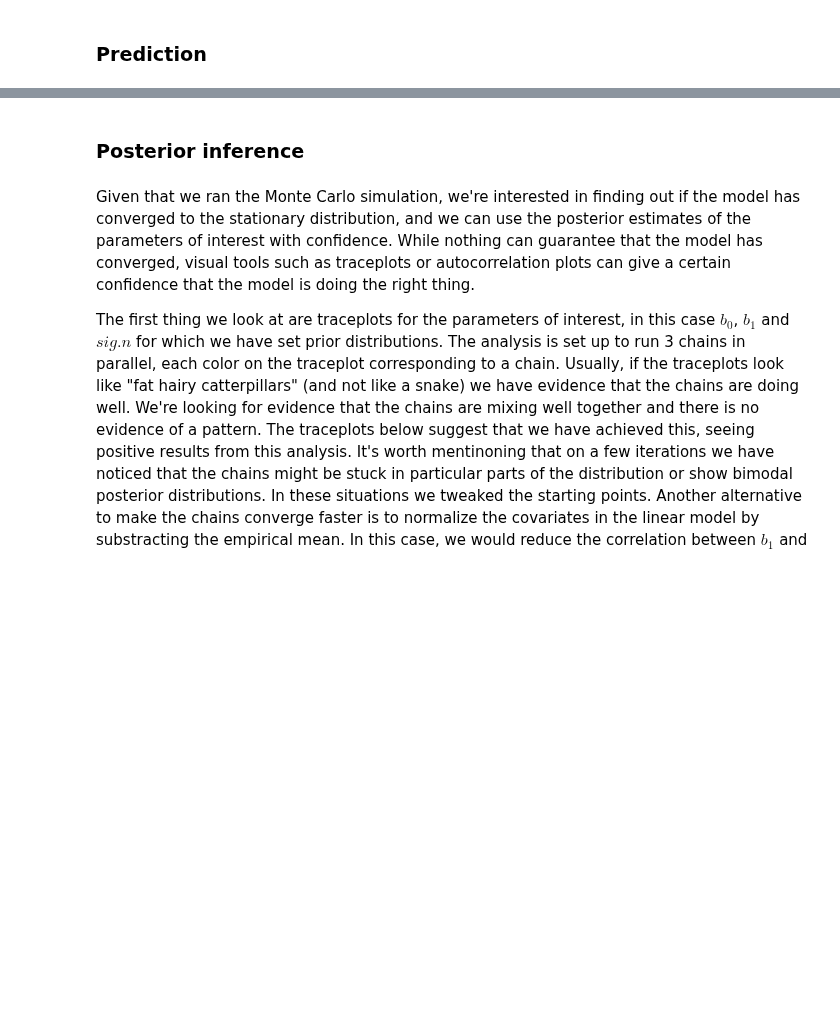
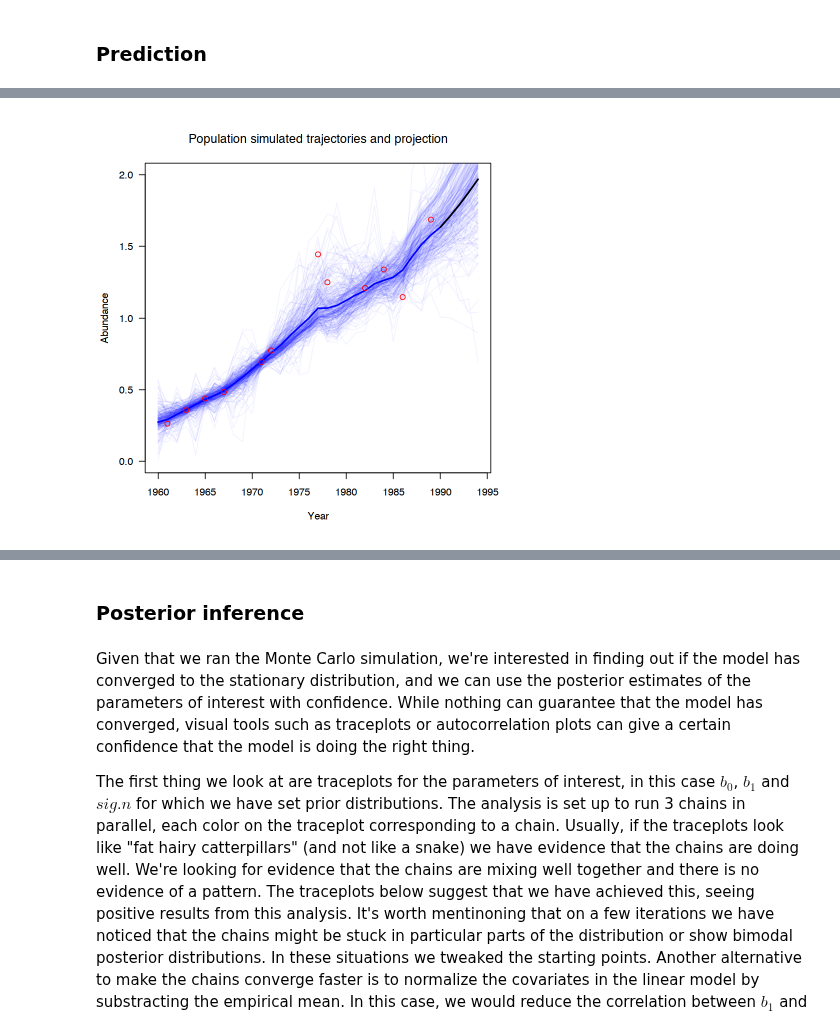
Before and after one commit to erikseulean/wildlife, a Jupyter notebook: Assignment2.ipynb, the cells around one changed output, grey strips where cells are left out. Saved outputs shown, nothing was run; the diff lists cells and outputs as text; code cells hidden in the pictures; blank space fills up the shorter version.

```diff
--- a/Assignment2.ipynb
+++ b/Assignment2.ipynb
@@ -330,3 +243,14 @@ Warning message:
+# %%
+Years = c(wildebeest$year,1990:1994)
+plot(Years, c(wildebeest_backfilled$Nhat, rep(NA, 5)), ylim=c(0,2), xlim=c(1960, 1994), las=1,
+ylab="Abundance", xlab="Year",pch="", main="Population simulated trajectories and projection")
+matlines(x=Years, y=t(out$sims.list$N[sample(1:5000,300,replace = TRUE),]),
+lty=1,col=adjustcolor("blue",0.05))
+lines(Years, apply(out$sims.list$N,2,mean), col="blue",lwd=2)
+lines(1990:1994, apply(out$sims.list$N,2,mean)[31:35], col="black", lwd=2)
+points(Years, c(wildebeest$Nhat, rep(NA, 5)), lwd=1, col="red")
+# %% [output]
+[figure, added]
 # %%
 #Putting outputs into a data frame
 projection_plot_df <- data.frame(
```
Also changed, not shown: parts of 21 cells of this notebook, 8 other files.
